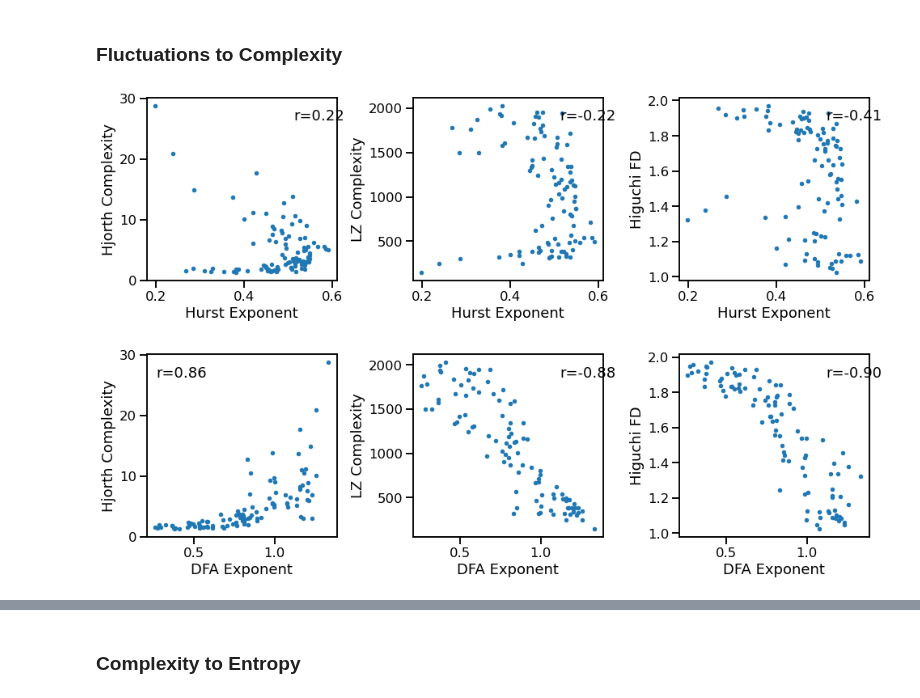
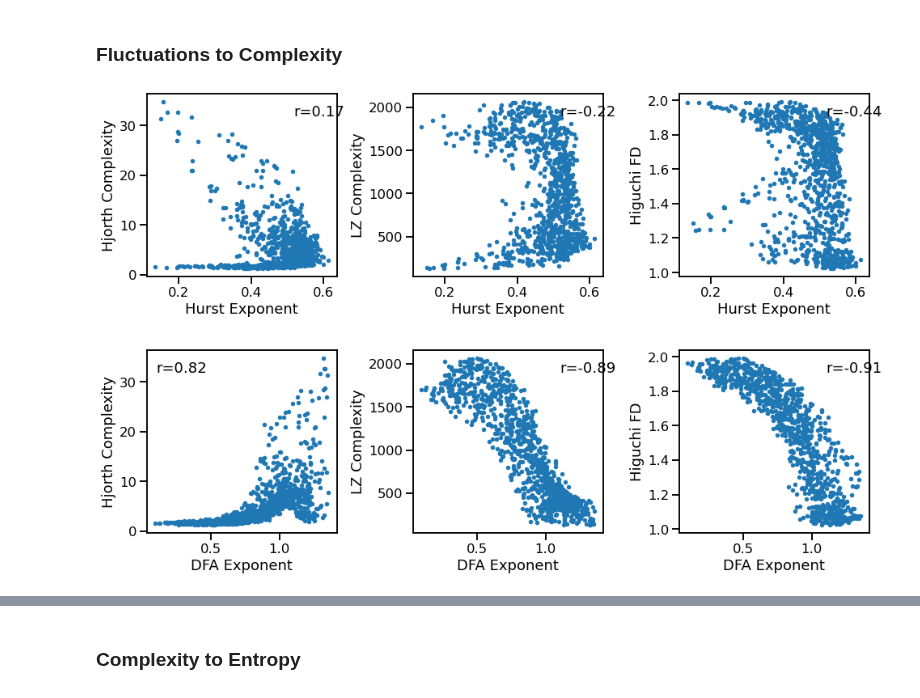
Before and after one commit to AperiodicMethods/AperiodicMethods, a Jupyter notebook: notebooks/23-CompareOther.ipynb, the cells around one changed output, grey strips where cells are left out. Saved outputs shown, nothing was run; the diff lists cells and outputs as text; code cells hidden in the pictures.

```diff
--- a/notebooks/23-CompareOther.ipynb
+++ b/notebooks/23-CompareOther.ipynb
@@ -45,17 +44,17 @@ samplers = {'update_comb_exp' : sampler(np.arange(-2.5, 0, 0.1)),
             'update_freq' : sampler(np.arange(5, 35, 1))}
 # %%
 # Define measures to apply
-measures = {hurst_wrapper : HURST_PARAMS,
-            dfa_wrapper : DFA_PARAMS,
-            hjorth_complexity_wrapper : {},
-            lempelziv_wrapper : {},
+measures = {hurst : HURST_PARAMS,
+            dfa : DFA_PARAMS,
+            hjorth_complexity : {},
+            lempelziv : {},
             higuchi_fd : {},
             app_entropy : AP_ENT_PARAMS,
             perm_entropy : PE_ENT_PARAMS}
 # %% [markdown]
 ## Run Simulations
 # %%
-N_SIMS = 100
+N_SIMS = 1000
 # %%
 # Run simulations, comparing specparam exponent to entropy
 outputs = run_comparisons(sim_combined, SIM_PARAMS_COMB, measures, samplers, n_sims=N_SIMS)
@@ -65,20 +63,21 @@ hst, dfa, hjo, lzc, hfd, aen, pen = outputs
 # %%
 # Plot comparisons
 _, axes = plt.subplots(2, 3, figsize=[16, 10])
-plot_dots(hst, hjo, ax=axes[0, 0], tposition='tr',
-         xlabel='Hurst Exponent', ylabel='Hjorth Complexity')
-plot_dots(hst, lzc, ax=axes[0, 1], tposition='tr',
-         xlabel='Hurst Exponent', ylabel='LZ Complexity')
-plot_dots(hst, hfd, ax=axes[0, 2], tposition='tr',
-         xlabel='Hurst Exponent', ylabel='Higuchi FD')
-plot_dots(dfa, hjo, ax=axes[1, 0], tposition='tl',
-         xlabel='DFA Exponent', ylabel='Hjorth Complexity')
-plot_dots(dfa, lzc, ax=axes[1, 1], tposition='tr',
-         xlabel='DFA Exponent', ylabel='LZ Complexity')
-plot_dots(dfa, hfd, ax=axes[1, 2], tposition='tr',
-         xlabel='DFA Exponent', ylabel='Higuchi FD')
+plot_dots(outputs['hurst'], outputs['hjorth_complexity'], tposition='tr',
+          xlabel='Hurst Exponent', ylabel='Hjorth Complexity', ax=axes[0, 0])
+plot_dots(outputs['hurst'], outputs['lempelziv'], tposition='tr',
+          xlabel='Hurst Exponent', ylabel='LZ Complexity', ax=axes[0, 1])
+plot_dots(outputs['hurst'], outputs['higuchi_fd'],
+          tposition='tr',
+          xlabel='Hurst Exponent', ylabel='Higuchi FD', ax=axes[0, 2])
+plot_dots(outputs['dfa'], outputs['hjorth_complexity'], tposition='tl',
+          xlabel='DFA Exponent', ylabel='Hjorth Complexity', ax=axes[1, 0])
+plot_dots(outputs['dfa'], outputs['lempelziv'], tposition='tr',
+          xlabel='DFA Exponent', ylabel='LZ Complexity', ax=axes[1, 1])
+plot_dots(outputs['dfa'], outputs['higuchi_fd'], tposition='tr',
+          xlabel='DFA Exponent', ylabel='Higuchi FD', ax=axes[1, 2])
 plt.subplots_adjust(wspace=0.4, hspace=0.4)
 # %% [output]
-[figure, old version]
+[figure, new version]
 # %%
 # Compute bootstrapped correlations
```
Also changed, not shown: parts of 10 cells of this notebook, 2 other files.
